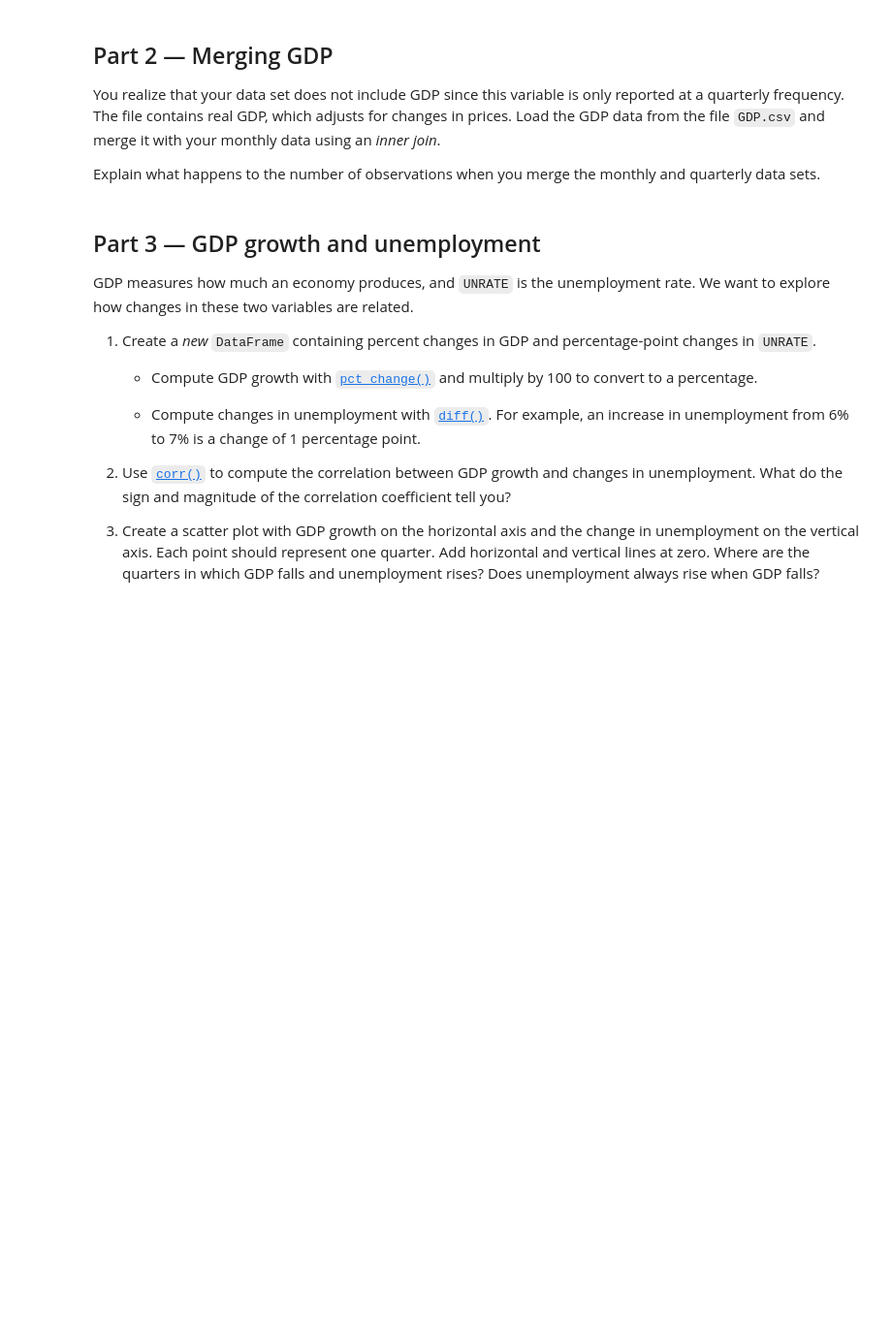
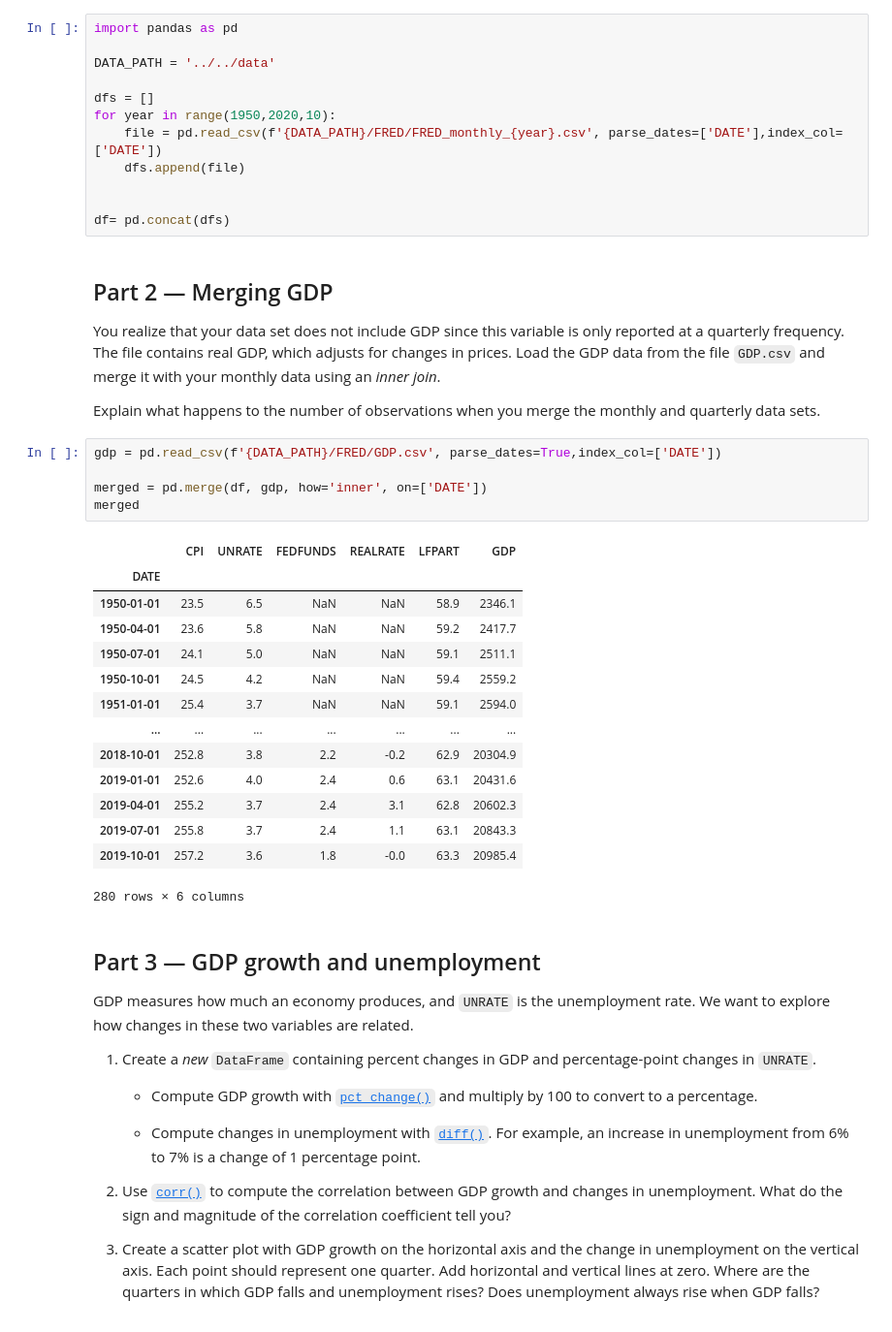
Before and after one commit to falkfrydenlund-creator/TECH2-H26, a Jupyter notebook: workshops/workshop5/workshop5-FF.ipynb, the cells around one changed output. Shown at 97% size. Drawn from its saved outputs; the diff is of its cells as text; blank space fills up the shorter version.

```diff
--- a/workshops/workshop5/workshop5-FF.ipynb
+++ b/workshops/workshop5/workshop5-FF.ipynb
@@ -29,6 +29,18 @@ The monthly files contain the following variables:
    [`pd.concat()`](https://pandas.pydata.org/docs/reference/api/pandas.concat.html)
    to concatenate these data sets into a single `DataFrame` and set the
    `DATE` column as the index.
+# %%
+import pandas as pd
+
+DATA_PATH = '../../data'
+
+dfs = []
+for year in range(1950,2020,10):
+    file = pd.read_csv(f'{DATA_PATH}/FRED/FRED_monthly_{year}.csv', parse_dates=['DATE'],index_col=['DATE'])
+    dfs.append(file)
+
+
+df= pd.concat(dfs)
 # %% [markdown]
 ## Part 2 — Merging GDP
 
@@ -40,6 +52,26 @@ using an _inner join_.
 
 Explain what happens to the number of observations when you merge the monthly
 and quarterly data sets.
+# %%
+gdp = pd.read_csv(f'{DATA_PATH}/FRED/GDP.csv', parse_dates=True,index_col=['DATE'])
+
+merged = pd.merge(df, gdp, how='inner', on=['DATE'])
+merged
+# %% [output]
+|  | CPI | UNRATE | FEDFUNDS | REALRATE | LFPART | GDP |
+| DATE |  |  |  |  |  |  |
+| 1950-01-01 | 23.5 | 6.5 | NaN | NaN | 58.9 | 2346.1 |
+| 1950-04-01 | 23.6 | 5.8 | NaN | NaN | 59.2 | 2417.7 |
+| 1950-07-01 | 24.1 | 5.0 | NaN | NaN | 59.1 | 2511.1 |
+| 1950-10-01 | 24.5 | 4.2 | NaN | NaN | 59.4 | 2559.2 |
+| 1951-01-01 | 25.4 | 3.7 | NaN | NaN | 59.1 | 2594.0 |
+| ... | ... | ... | ... | ... | ... | ... |
+| 2018-10-01 | 252.8 | 3.8 | 2.2 | -0.2 | 62.9 | 20304.9 |
+| 2019-01-01 | 252.6 | 4.0 | 2.4 | 0.6 | 63.1 | 20431.6 |
+| 2019-04-01 | 255.2 | 3.7 | 2.4 | 3.1 | 62.8 | 20602.3 |
+| 2019-07-01 | 255.8 | 3.7 | 2.4 | 1.1 | 63.1 | 20843.3 |
+| 2019-10-01 | 257.2 | 3.6 | 1.8 | -0.0 | 63.3 | 20985.4 |
+280 rows × 6 columns
 # %% [markdown]
 ## Part 3 — GDP growth and unemployment
 
```
